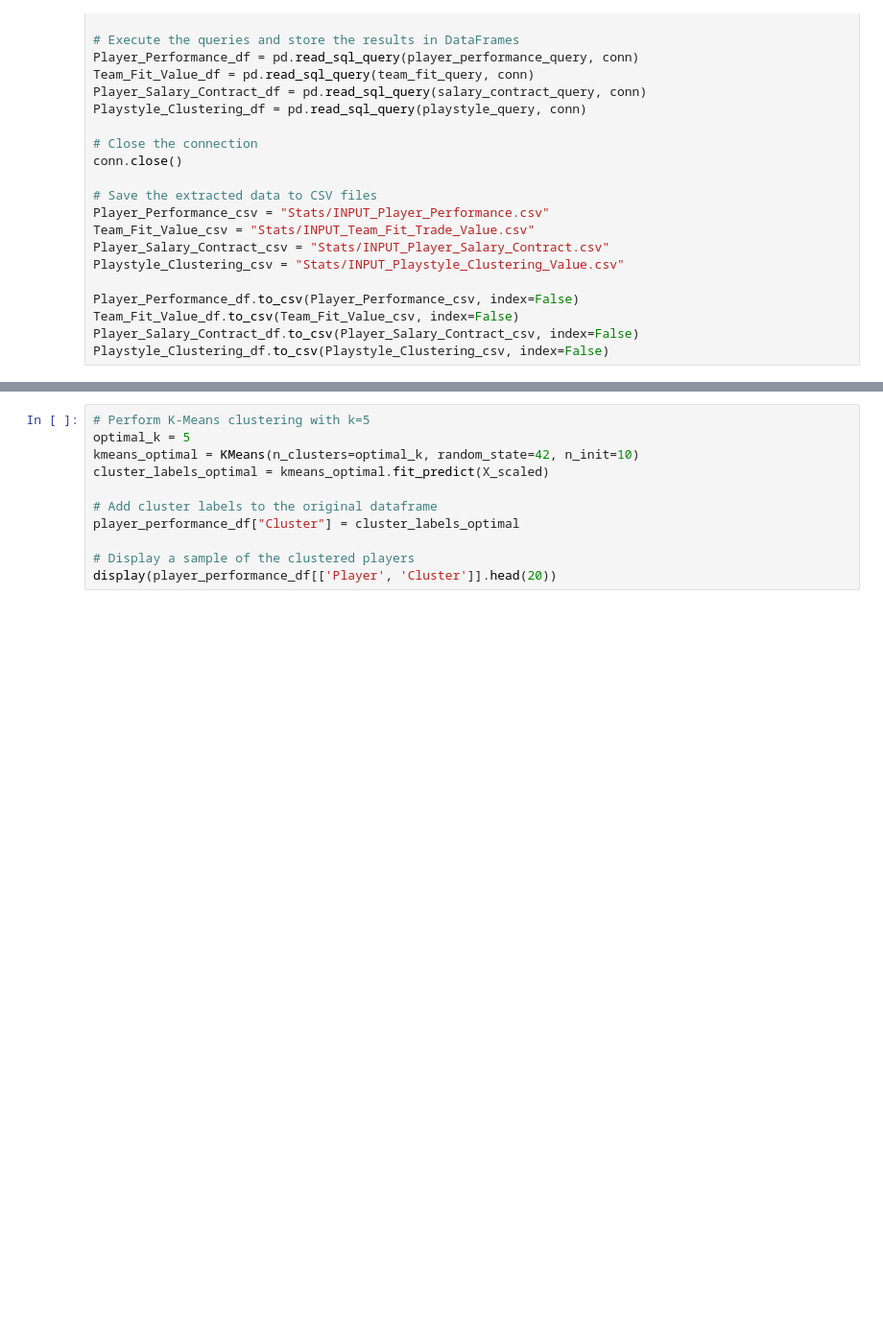
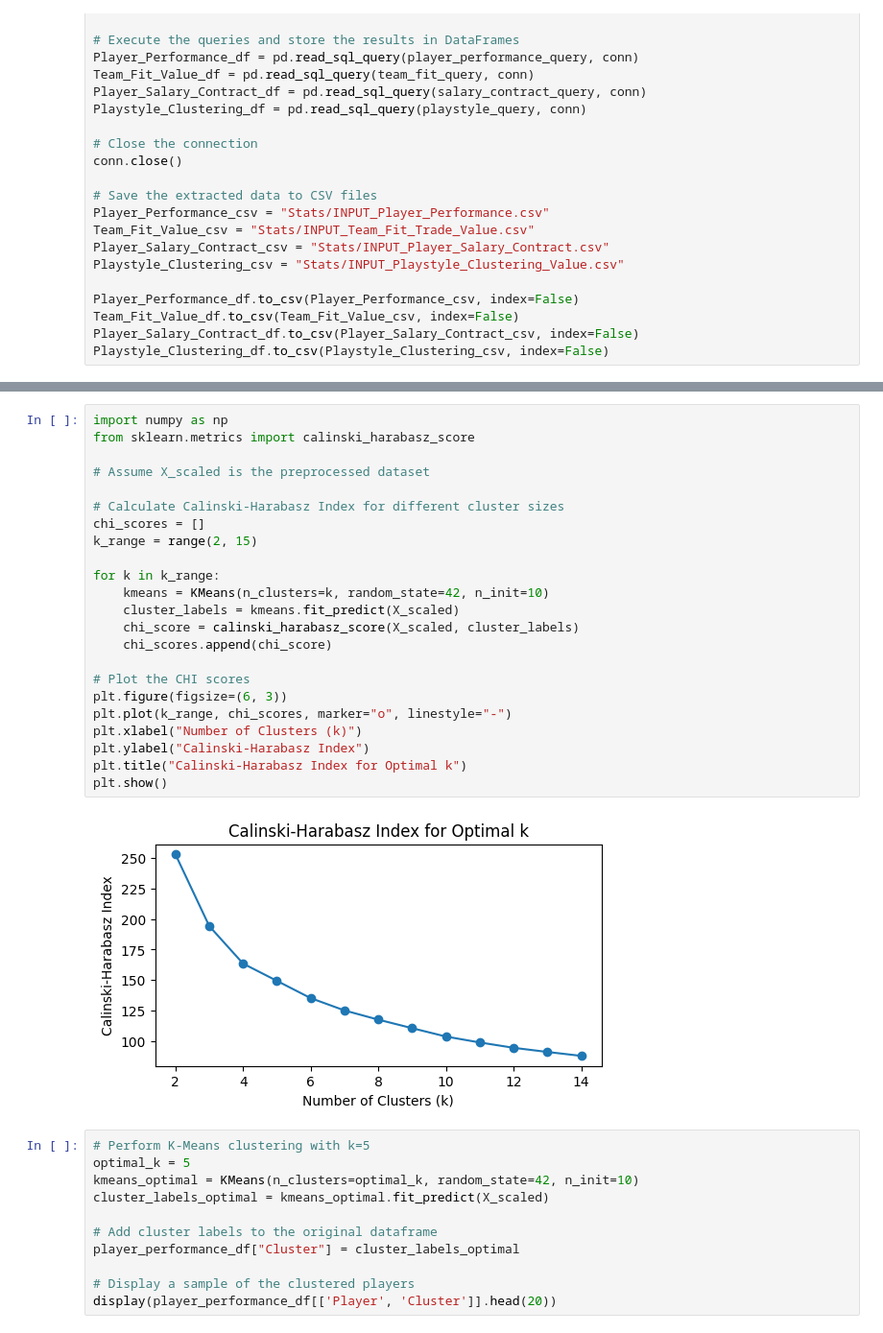
Before and after one commit to Makster04/Phase_4_Project, a Jupyter notebook: Project.ipynb, the cells around one changed output, grey strips where cells are left out. Shown: that part at 96% size. Saved outputs shown, nothing was run; the diff lists cells and outputs as text; blank space fills up the shorter version.

```diff
--- a/Project.ipynb
+++ b/Project.ipynb
@@ -360,3 +365,28 @@ plt.show()
+# %%
+import numpy as np
+from sklearn.metrics import calinski_harabasz_score
+
+# Assume X_scaled is the preprocessed dataset
+
+# Calculate Calinski-Harabasz Index for different cluster sizes
+chi_scores = []
+k_range = range(2, 15)
+
+for k in k_range:
+    kmeans = KMeans(n_clusters=k, random_state=42, n_init=10)
+    cluster_labels = kmeans.fit_predict(X_scaled)
+    chi_score = calinski_harabasz_score(X_scaled, cluster_labels)
+    chi_scores.append(chi_score)
+
+# Plot the CHI scores
+plt.figure(figsize=(6, 3))
+plt.plot(k_range, chi_scores, marker="o", linestyle="-")
+plt.xlabel("Number of Clusters (k)")
+plt.ylabel("Calinski-Harabasz Index")
+plt.title("Calinski-Harabasz Index for Optimal k")
+plt.show()
+# %% [output]
+[figure, added]
 # %%
 # Perform K-Means clustering with k=5
 optimal_k = 5
```
Also changed, not shown: parts of 4 cells of this notebook, 1 other file.
